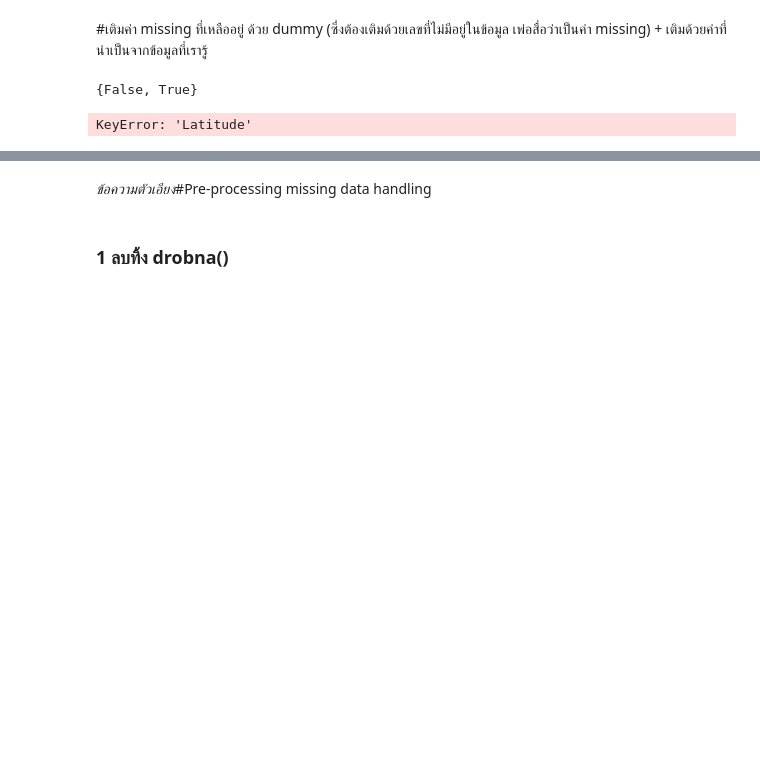
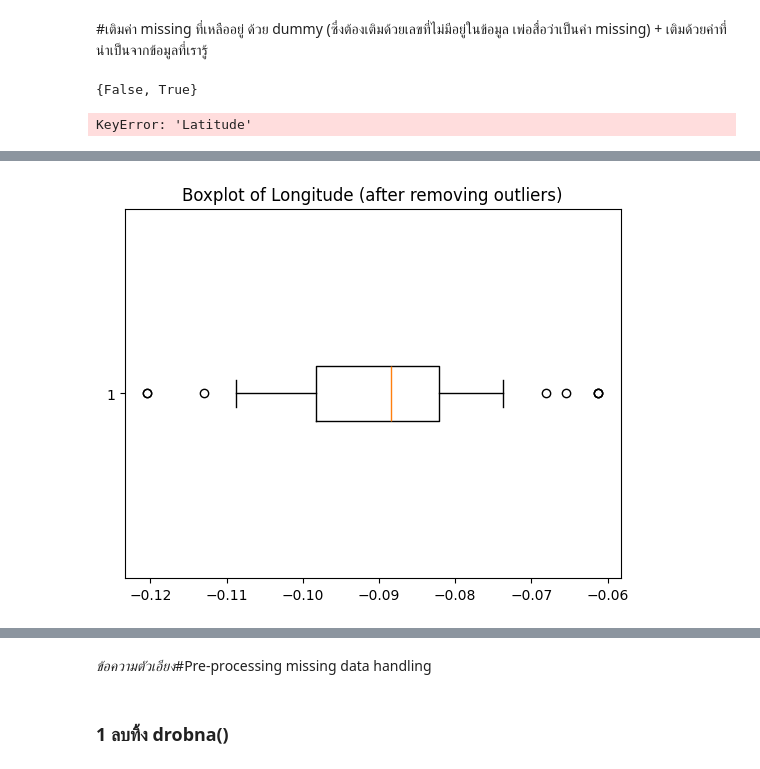
Before and after one commit to bbamknp2018/MSC_DPDM_2025, a Jupyter notebook: Data101_(dpdm24)_Chapter2.ipynb, the cells around one changed output, grey strips where cells are left out. Cells and saved outputs as stored; diff of their text form; code cells hidden in the pictures; blank space fills up the shorter version.

Commit message:
Outlier

```diff
--- a/Data101_(dpdm24)_Chapter2.ipynb
+++ b/Data101_(dpdm24)_Chapter2.ipynb
@@ -343,0 +574,6 @@ KeyError: 'Latitude'
+# %%
+plt.boxplot(SS_df3['Longitude'].dropna(), vert=False, whis=0.8)
+plt.title("Boxplot of Longitude (after removing outliers)")
+plt.show()
+# %% [output]
+[figure, added]
```
Also changed, not shown: parts of 24 cells of this notebook.
